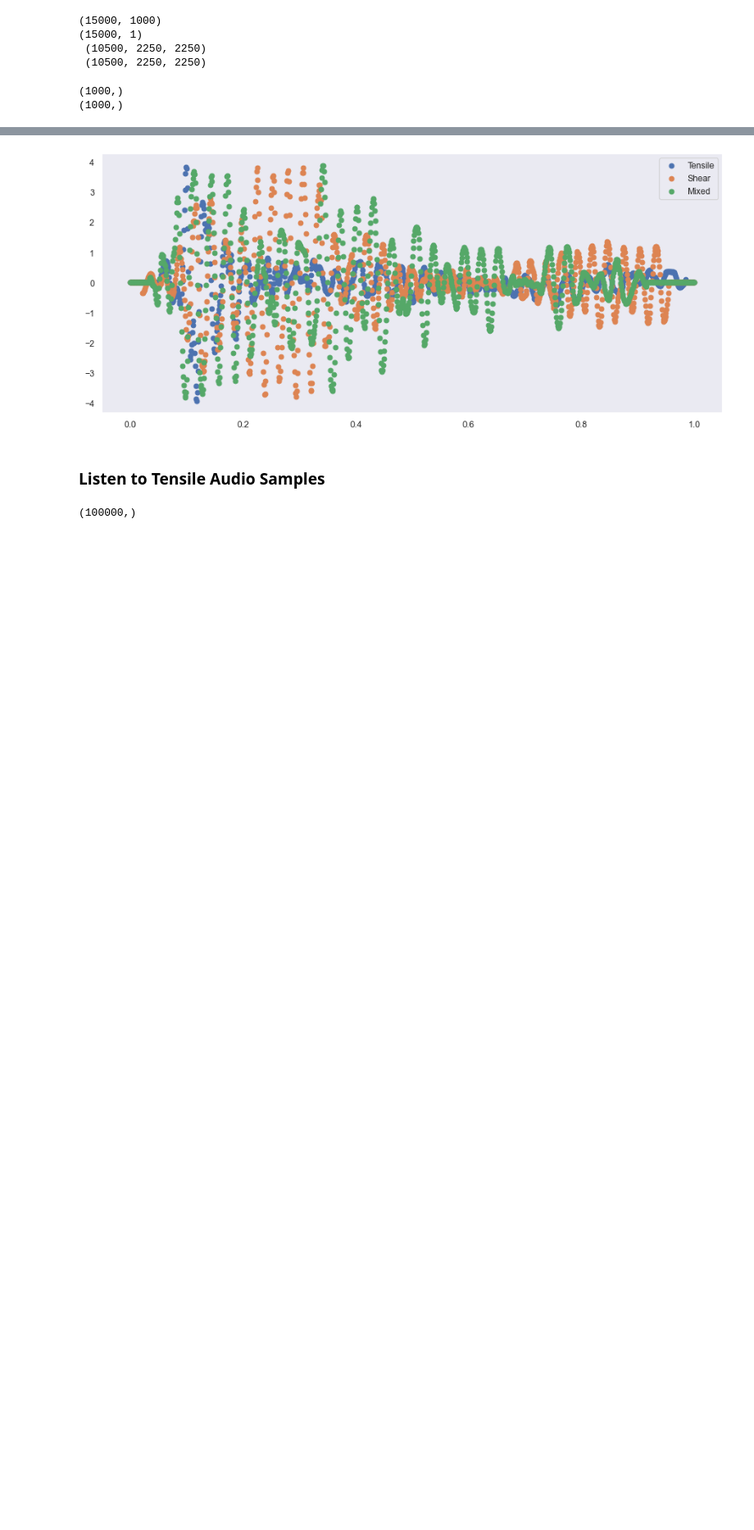
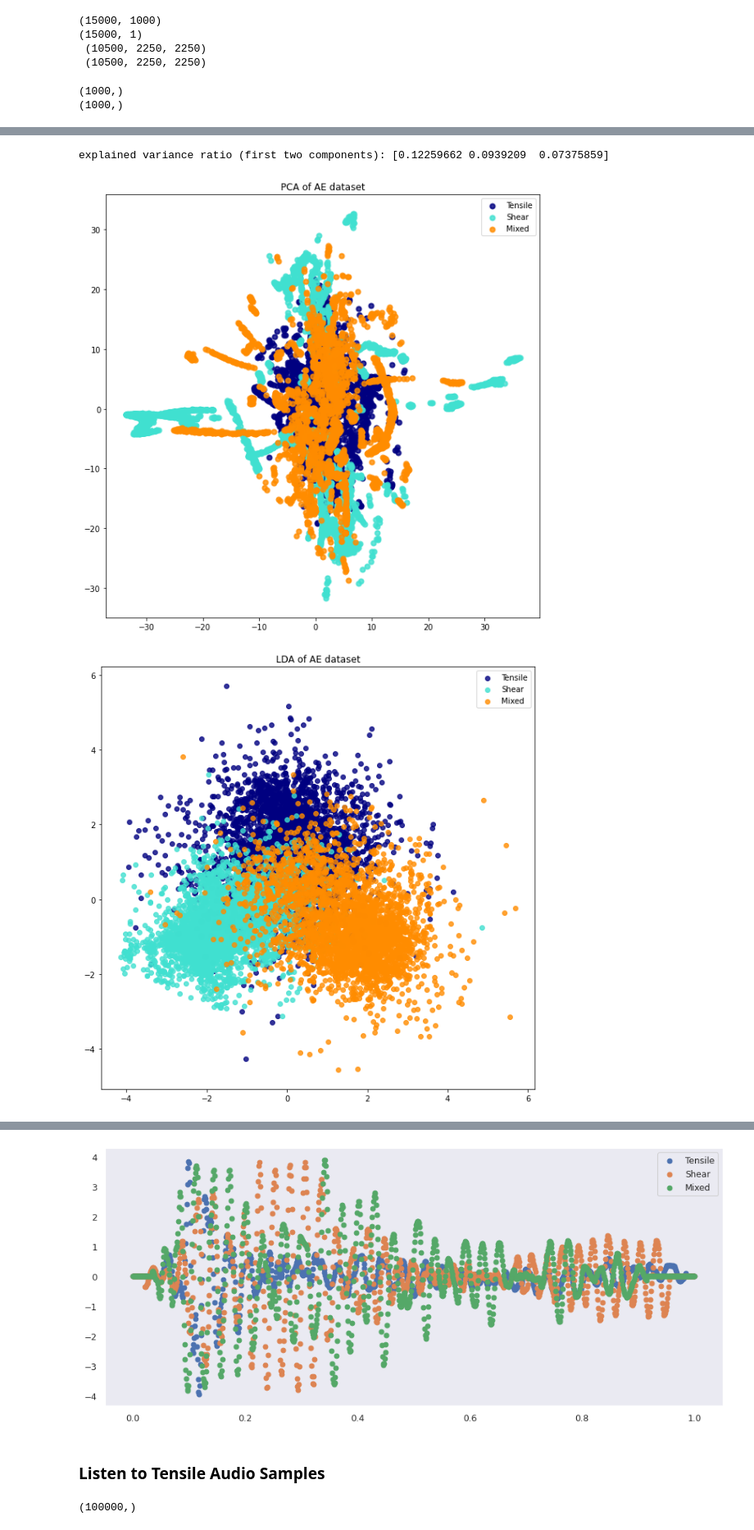
Before and after one commit to veysiadn/acustic-emission-models, a Jupyter notebook: plots.ipynb, the cells around one changed output, grey strips where cells are left out. Shown at 82% size. Cells and saved outputs as stored; diff of their text form; code cells hidden in the pictures; blank space fills up the shorter version.

```diff
--- a/plots.ipynb
+++ b/plots.ipynb
@@ -524,0 +527,47 @@ print(np.linspace(0, 1, 1000).shape)
+# %%
+import matplotlib.pyplot as plt
+
+from sklearn import datasets
+from sklearn.decomposition import PCA
+from sklearn.discriminant_analysis import LinearDiscriminantAnalysis
+
+
+X = x_train
+y = y_train
+target_names = ['Tensile', 'Shear', 'Mixed']
+
+pca = PCA(n_components=3)
+X_r = pca.fit(X).transform(X)
+lda = LinearDiscriminantAnalysis(n_components=2)
+X_r2 = lda.fit(X, y).transform(X)
+
+# Percentage of variance explained for each components
+print(
+    "explained variance ratio (first two components): %s"
+    % str(pca.explained_variance_ratio_)
+)
+
+plt.figure(figsize=(10, 10))
+colors = ["navy", "turquoise", "darkorange"]
+lw = 2
+
+for color, i, target_name in zip(colors, [0, 1, 2], target_names):
+    plt.scatter(
+        X_r[np.where(y == i),0], X_r[np.where(y == i), 1], color=color, alpha=0.8, lw=lw, label=target_name
+    )
+plt.legend(loc="best", shadow=False, scatterpoints=1)
+plt.title("PCA of AE dataset")
+
+plt.figure(figsize=(10, 10))
+for color, i, target_name in zip(colors, [0, 1, 2], target_names):
+    plt.scatter(
+        X_r2[np.where(y == i), 0], X_r2[np.where(y == i), 1], alpha=0.8, color=color, label=target_name
+    )
+plt.legend(loc="best", shadow=False, scatterpoints=1)
+plt.title("LDA of AE dataset")
+
+plt.show()
+# %% [output]
+explained variance ratio (first two components): [0.12259662 0.0939209  0.07375859]
+[figure, added]
+[figure, added]
```
Also changed, not shown: parts of 17 cells of this notebook, 1 other file.
